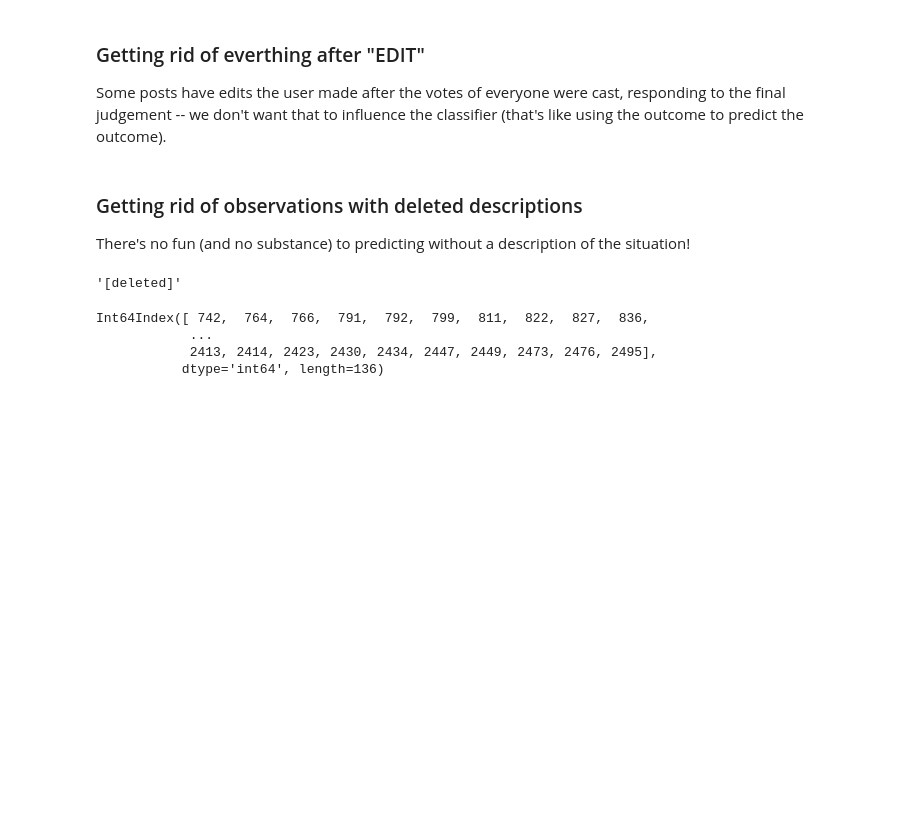
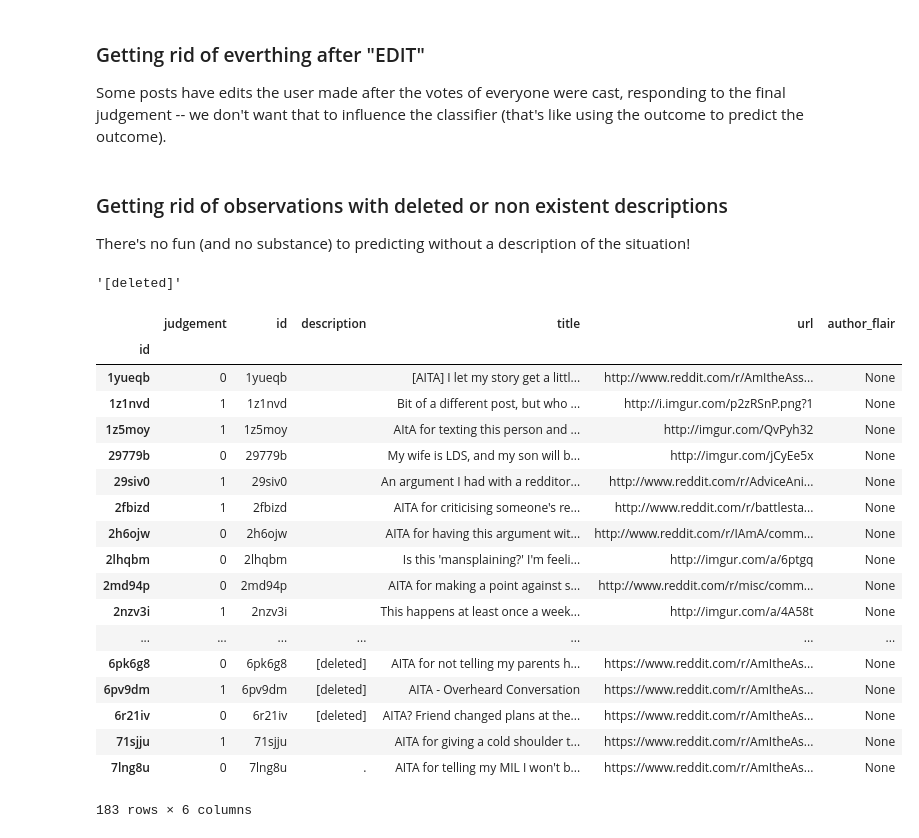
Before and after one commit to h-parker/AITA_classifier, a Jupyter notebook: preprocessing.ipynb, the cells around one changed output. Saved outputs shown, nothing was run; the diff lists cells and outputs as text; code cells hidden in the pictures; blank space fills up the shorter version.

```diff
--- a/preprocessing.ipynb
+++ b/preprocessing.ipynb
@@ -30,6 +31,8 @@ data
 | 2559 | 0 | 7lzx65 | Ever since I can remember, I’ve b... | AITA for being angry my whole life? | https://www.reddit.com/r/AmItheAs... | None |
 | 2560 | 0 | 7m3pjr | My girlfriend and I originally pl... | WIBTA if I skip my girlfriend's C... | https://www.reddit.com/r/AmItheAs... | None |
 2194 rows × 6 columns
+# %%
+data.index = data.id
 # %% [markdown]
 ### Getting rid of everthing after "EDIT"
 Some posts have edits the user made after the votes of everyone were cast, responding to the final judgement -- we don't want that to influence the classifier (that's like using the outcome to predict the outcome).
@@ -47,17 +50,32 @@ def remove_edits(description):
 # %%
 data['description'] = data['description'].apply(lambda x: remove_edits(x))
 # %% [markdown]
-### Getting rid of observations with deleted descriptions
+### Getting rid of observations with deleted or non existent descriptions
 There's no fun (and no substance) to predicting without a description of the situation!
 # %%
 data['description'].iloc[1900]
 # %% [output]
 '[deleted]'
 # %%
-data[data['description'] == '[deleted]'].index
+data[data['description'].str.len() <= 10]
 # %% [output]
+|  | judgement | id | description | title | url | author_flair |
+| id |  |  |  |  |  |  |
+| 1yueqb | 0 | 1yueqb |  | [AITA] I let my story get a littl... | http://www.reddit.com/r/AmItheAss... | None |
+| 1z1nvd | 1 | 1z1nvd |  | Bit of a different post, but who ... | http://i.imgur.com/p2zRSnP.png?1 | None |
+| 1z5moy | 1 | 1z5moy |  | AItA for texting this person and ... | http://imgur.com/QvPyh32 | None |
+| 29779b | 0 | 29779b |  | My wife is LDS, and my son will b... | http://imgur.com/jCyEe5x | None |
+| 29siv0 | 1 | 29siv0 |  | An argument I had with a redditor... | http://www.reddit.com/r/AdviceAni... | None |
+| 2fbizd | 1 | 2fbizd |  | AITA for criticising someone's re... | http://www.reddit.com/r/battlesta... | None |
+| 2h6ojw | 0 | 2h6ojw |  | AITA for having this argument wit... | http://www.reddit.com/r/IAmA/comm... | None |
+| 2lhqbm | 0 | 2lhqbm |  | Is this 'mansplaining?' I'm feeli... | http://imgur.com/a/6ptgq | None |
+| 2md94p | 0 | 2md94p |  | AITA for making a point against s... | http://www.reddit.com/r/misc/comm... | None |
+| 2nzv3i | 1 | 2nzv3i |  | This happens at least once a week... | http://imgur.com/a/4A58t | None |
+| ... | ... | ... | ... | ... | ... | ... |
+| 6pk6g8 | 0 | 6pk6g8 | [deleted] | AITA for not telling my parents h... | https://www.reddit.com/r/AmItheAs... | None |
+| 6pv9dm | 1 | 6pv9dm | [deleted] | AITA - Overheard Conversation | https://www.reddit.com/r/AmItheAs... | None |
+| 6r21iv | 0 | 6r21iv | [deleted] | AITA? Friend changed plans at the... | https://www.reddit.com/r/AmItheAs... | None |
+| 71sjju | 1 | 71sjju |  | AITA for giving a cold shoulder t... | https://www.reddit.com/r/AmItheAs... | None |
+| 7lng8u | 0 | 7lng8u | . | AITA for telling my MIL I won't b... | https://www.reddit.com/r/AmItheAs... | None |
-Int64Index([ 742,  764,  766,  791,  792,  799,  811,  822,  827,  836,
-            ...
-            2413, 2414, 2423, 2430, 2434, 2447, 2449, 2473, 2476, 2495],
-           dtype='int64', length=136)
+183 rows × 6 columns
 # %%
```
Also changed, not shown: parts of 4 cells of this notebook, 2 other files.
